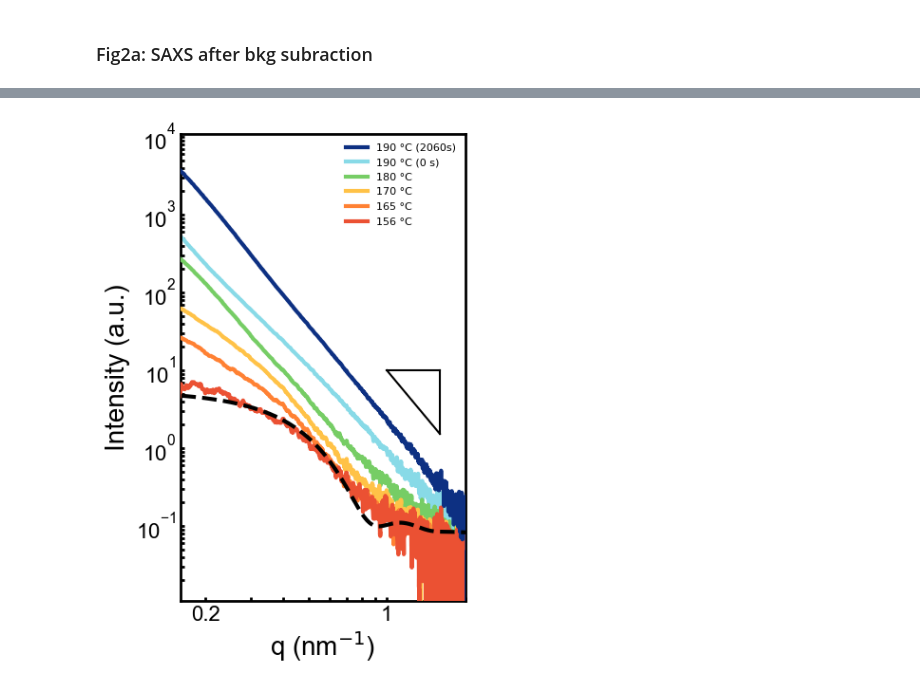
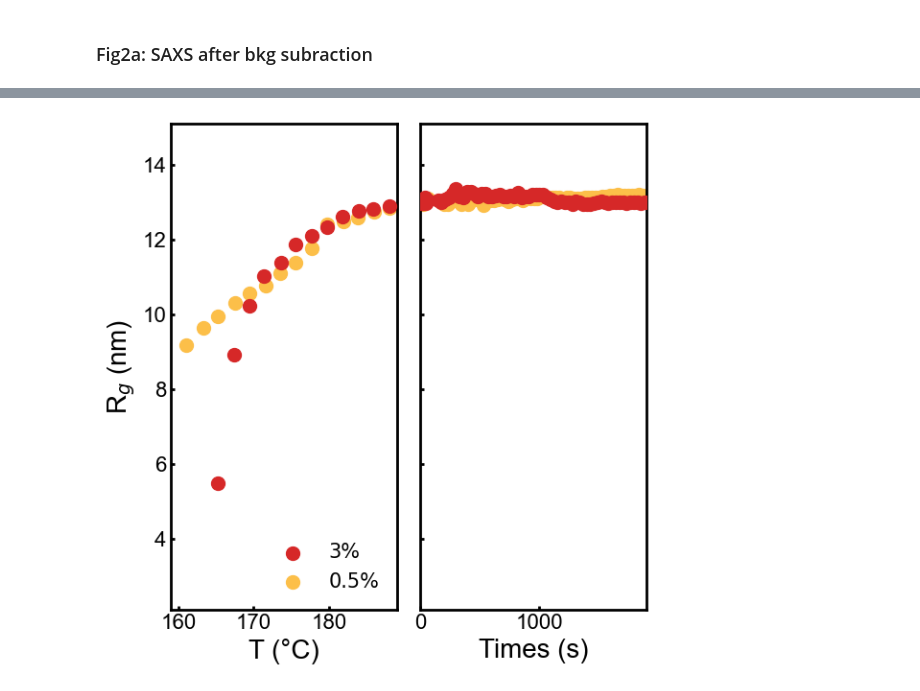
Before and after one commit to Akmalumarov/X_Ray_Scattering_Analysis, a Jupyter notebook: projects/Nanoparticles/Cu_Nps_Anokhin/Results.ipynb, the cells around one changed output, grey strips where cells are left out. Saved outputs shown, nothing was run; the diff lists cells and outputs as text; code cells hidden in the pictures.

```diff
--- a/projects/Nanoparticles/Cu_Nps_Anokhin/Results.ipynb
+++ b/projects/Nanoparticles/Cu_Nps_Anokhin/Results.ipynb
@@ -179,10 +181,10 @@ plt.savefig(r'E:\Nps Cu\Figures v2\Fig1_a.png', dpi=300, bbox_inches='tight', tr
 # %% [markdown]
 ### Fig1b: WAXS curves
 # %%
-q, I_array_heat = Cu_05_heat.integrate1d_WAXS(ai_waxs, 10000, mask = img_mask_waxs)
+q, I_array_heat = Cu_3_heat.integrate1d_WAXS(ai_waxs, 10000, mask = img_mask_waxs)
 # norm_saxs(q, I_array_heat)
 
-q, I_array_iso = Cu_05_iso.integrate1d_WAXS(ai_waxs, 10000, mask = img_mask_waxs)
+q, I_array_iso = Cu_3_iso.integrate1d_WAXS(ai_waxs, 10000, mask = img_mask_waxs)
 # norm_saxs(q, I_array_iso)
 theta_111 = np.array([43.34, 38.86, 36.33]) /2
 
@@ -210,7 +212,7 @@ for ax, xlim in zip([ax1, ax2], xlims):
         ax.plot(q, data + K * offset, linewidth=linewidth, color=color, label=label, zorder=zorder)
 
     ax.set_xlim(xlim)
-    ax.set_ylim(100, 1300)
+    ax.set_ylim(100, 2500)
 
     for axis in ['top','bottom','left','right']:
         ax.spines[axis].set_linewidth(2)
@@ -281,57 +344,60 @@ np.float64(157.0)
 # %%
-fig_a, ax_a = plt.subplots(figsize=(4, 6))
+# Создаем фигуру с двумя сабплотами рядом и общей осью Y
+fig, (ax1, ax2) = plt.subplots(1, 2, figsize=(6, 6), sharey=True)
+size = 100
+color3 = '#d62828'
+color05 = '#fcbf49'
+alpha = 1
 
-coef = 1.2
-linewidth = 3
+# ==================== ЛЕВЫЙ ГРАФИК ====================
+ax1.scatter(Cu_3_heat.get_T_profile()[71:83], new_R_g_3[:12], color=color3, s=size, label='3%', alpha=alpha, zorder=10)
+ax1.scatter(Cu_05_heat.get_T_profile()[68:82], new_R_g_05[:14], color=color05, s=size, label='0.5%', alpha=alpha)
 
-bkg = I_array_heat[45]
-# Данные и параметры: (массив, сдвиг, цвет, метка)
-plots_data_a = [
+ax1.set_xlabel(r'T (°C)', fontsize=20, fontfamily='Arial')
+ax1.set_ylabel(r'R$_g$ (nm)', fontsize=20, fontfamily='Arial')
+ax1.set_ylim(2.1, 15.1)
+ax1.set_xlim(159, 189)
 
-    (I_array_iso[-1] - 1 * bkg, 5, '#0d3082', '190 °C (2060s)', 10, 3),
-    (I_array_heat[82] - 1 * bkg, 4, '#88dae7', '190 °C (0 s)', 2, 3),
-    (I_array_heat[77] - 1 * bkg, 3, '#76cd65', '180 °C', 3, 3),
-    # (I_array_heat[74] - 1 * bkg, 3, '#f29222', '174 °C', 4, 3),
-    (I_array_heat[72] - 1 * bkg, 2, '#ffc247', '170 °C', 5, 3),
-    (I_array_heat[70] - 1 * bkg, 1, '#ff8133', '165 °C', 6, 3),
-    (I_array_heat[65] + I_array_heat[66] - 2 * bkg, 0, '#eb5133', '156 °C', 6, 3),
-]
-
-for data, exp, color, label, zorder, linewidth in plots_data_a:
-    ax_a.loglog(q, data * coef ** exp , linewidth=linewidth, color=color, label=label, zorder=zorder)
-
-ax_a.set_xlabel(r'q (nm$^{-1}$)', fontsize=20, fontfamily='Arial')
-ax_a.set_ylabel(r'Intensity (a.u.)', fontsize=20, fontfamily='Arial')
-ax_a.set_xlim(0.16, 2)
-ax_a.set_ylim(1.1e-2, 1.1e4)
-ax_a.set_xticks([0.2, 1])
-ax_a.set_xticklabels(['0.2', '1'])
-
-ax_a.legend(fontsize=8, frameon=False)
-ax_a.tick_params(axis="both", which='both', direction="in", width=2, length=3, labelsize=16)
+ax1.legend(fontsize=8, frameon=False)
+ax1.tick_params(axis="both", which='both', direction="in", width=2, length=3, labelsize=16)
 
 for axis in ['top','bottom','left','right']:
-    ax_a.spines[axis].set_linewidth(2)
+    ax1.spines[axis].set_linewidth(2)
 
-for tick in ax_a.get_xticklabels() + ax_a.get_yticklabels():
+for tick in ax1.get_xticklabels() + ax1.get_yticklabels():
     tick.set_fontfamily('Arial')
 
-# Устанавливаем положение осей: bottom = 0.12, height = 0.82
-ax_a.set_position([0.15, 0.12, 0.75, 0.82])
+# ==================== ПРАВЫЙ ГРАФИК ====================
+Time_05 = 174 + Cu_05_iso.get_Time_profile()
+Time_05_iso = Cu_05_heat.get_Time_profile()[82:] - Cu_05_heat.get_Time_profile()[82]
+Time_3 = 149 + Cu_3_iso.get_Time_profile()
+Time_3_iso = Cu_05_heat.get_Time_profile()[82:] - Cu_05_heat.get_Time_profile()[82]
 
 
-plt.plot(q, Spheres(q, 5, 4.8, 0.11, 0.8e-1), color='black', label='Form-factor', linewidth=3, linestyle='--', zorder=30)
+ax2.scatter(Time_3_iso, new_R_g_3[12:12+len(Time_3_iso)] , color=color3, s=size, alpha=alpha, zorder=10)
+ax2.scatter(Time_05_iso, new_R_g_05[14:14+len(Time_05_iso)] , color=color05, s=size, alpha=alpha)
 
-x_porod = np.linspace(1.0, 1.6, 1000)
-y_porod = x_porod ** -4
-y_porod /= max(y_porod)
-A = 1e1
-plt.plot(x_porod, y_porod * A, color='black', )
-plt.plot(x_porod, A * np.ones(1000), color='black', )
-plt.plot(np.ones(1000)*max(x_porod), y_porod * A, color='black', )
+ax2.scatter(Time_05, new_R_g_05[(14+len(Time_05_iso)):] , color=color05, s=size, alpha=alpha)
+ax2.scatter(Time_3, new_R_g_3[(13+len(Time_3_iso)):] , color=color3, s=size, alpha=alpha, zorder=10)
 
 
+ax2.set_xlabel(r'Times (s)', fontsize=20, fontfamily='Arial')
+# ax2.set_ylabel(r'R$_g$ (nm)', fontsize=20, fontfamily='Arial')  # Закомментировано из-за sharey=True
+ax2.set_xlim(-0.1, 1900)
 
-plt.savefig(r'E:\Nps Cu\Figures v2\Fig2_a.png', dpi=300, bbox_inches='tight', transparent=True)
-# plt.close(fig_a)
+ax1.legend(fontsize=15, loc=4, frameon=False)
+ax2.tick_params(axis="both", which='both', direction="in", width=2, length=3, labelsize=16)
+
+for axis in ['top','bottom','left','right']:
+    ax2.spines[axis].set_linewidth(2)
+
+for tick in ax2.get_xticklabels() + ax2.get_yticklabels():
+    tick.set_fontfamily('Arial')
+
+# Настройка отступов (опционально)
+plt.tight_layout()
+
+# Сохраняем фигуру
+plt.savefig(r'E:\Nps Cu\Figures v2\Fig2_combined.png', dpi=300, bbox_inches='tight', transparent=True)
+# plt.close(fig)
 # %% [output]
@@ -338,2 +406,2 @@ plt.savefig(r'E:\Nps Cu\Figures v2\Fig2_a.png', dpi=300, bbox_inches='tight', tr
-[figure, old version]
+[figure, new version]
 # %% [markdown]
```
Also changed, not shown: parts of 38 cells of this notebook, 4 other files.
